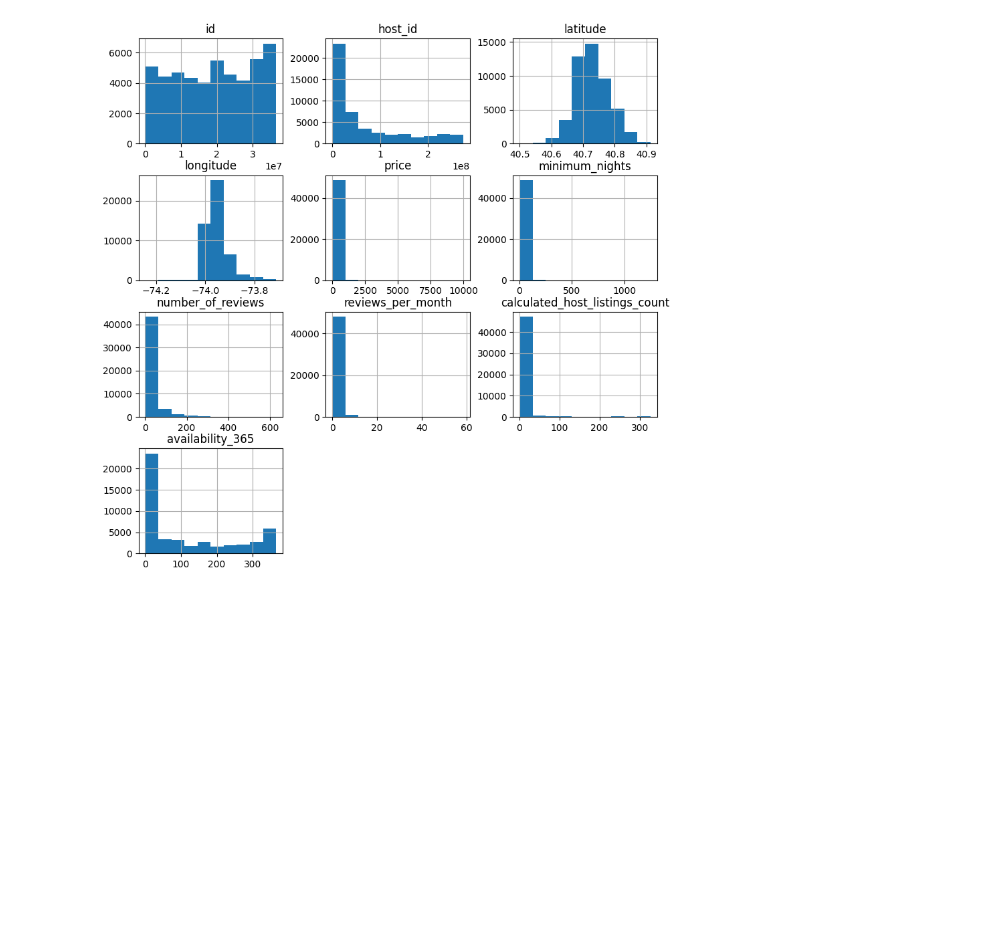
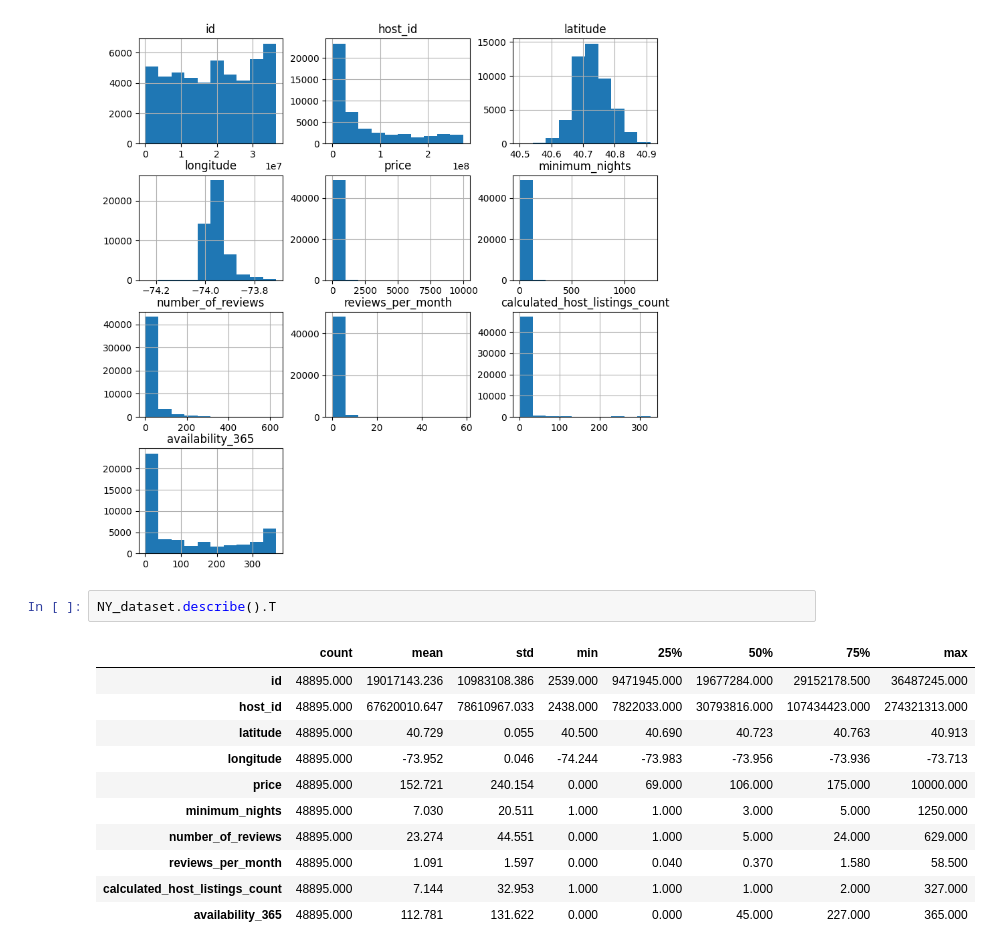
Before and after one commit to AlessandroSignoretto/Programming_project, a Jupyter notebook: Programming_project_pc.ipynb, the cells around one changed output. Saved outputs shown, nothing was run; the diff lists cells and outputs as text; blank space fills up the shorter version.

```diff
--- a/Programming_project_pc.ipynb
+++ b/Programming_project_pc.ipynb
@@ -137,3 +147,17 @@ array([[<AxesSubplot: title={'center': 'id'}>,
        [<AxesSubplot: title={'center': 'availability_365'}>,
         <AxesSubplot: >, <AxesSubplot: >]], dtype=object)
 [figure]
+# %%
+NY_dataset.describe().T
+# %% [output]
+|  | count | mean | std | min | 25% | 50% | 75% | max |
+| id | 48895.000 | 19017143.236 | 10983108.386 | 2539.000 | 9471945.000 | 19677284.000 | 29152178.500 | 36487245.000 |
+| host_id | 48895.000 | 67620010.647 | 78610967.033 | 2438.000 | 7822033.000 | 30793816.000 | 107434423.000 | 274321313.000 |
+| latitude | 48895.000 | 40.729 | 0.055 | 40.500 | 40.690 | 40.723 | 40.763 | 40.913 |
+| longitude | 48895.000 | -73.952 | 0.046 | -74.244 | -73.983 | -73.956 | -73.936 | -73.713 |
+| price | 48895.000 | 152.721 | 240.154 | 0.000 | 69.000 | 106.000 | 175.000 | 10000.000 |
+| minimum_nights | 48895.000 | 7.030 | 20.511 | 1.000 | 1.000 | 3.000 | 5.000 | 1250.000 |
+| number_of_reviews | 48895.000 | 23.274 | 44.551 | 0.000 | 1.000 | 5.000 | 24.000 | 629.000 |
+| reviews_per_month | 48895.000 | 1.091 | 1.597 | 0.000 | 0.040 | 0.370 | 1.580 | 58.500 |
+| calculated_host_listings_count | 48895.000 | 7.144 | 32.953 | 1.000 | 1.000 | 1.000 | 2.000 | 327.000 |
+| availability_365 | 48895.000 | 112.781 | 131.622 | 0.000 | 0.000 | 45.000 | 227.000 | 365.000 |
```
Also changed, not shown: parts of 13 cells of this notebook.
